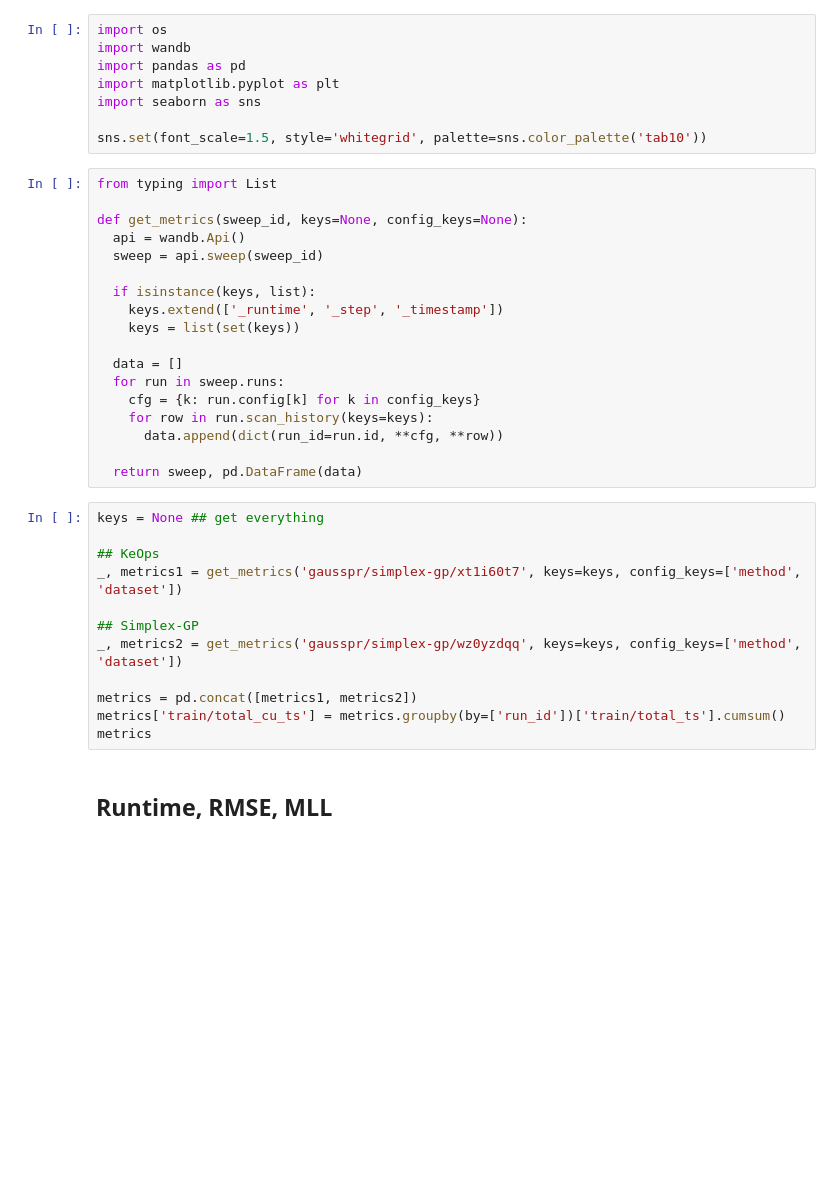
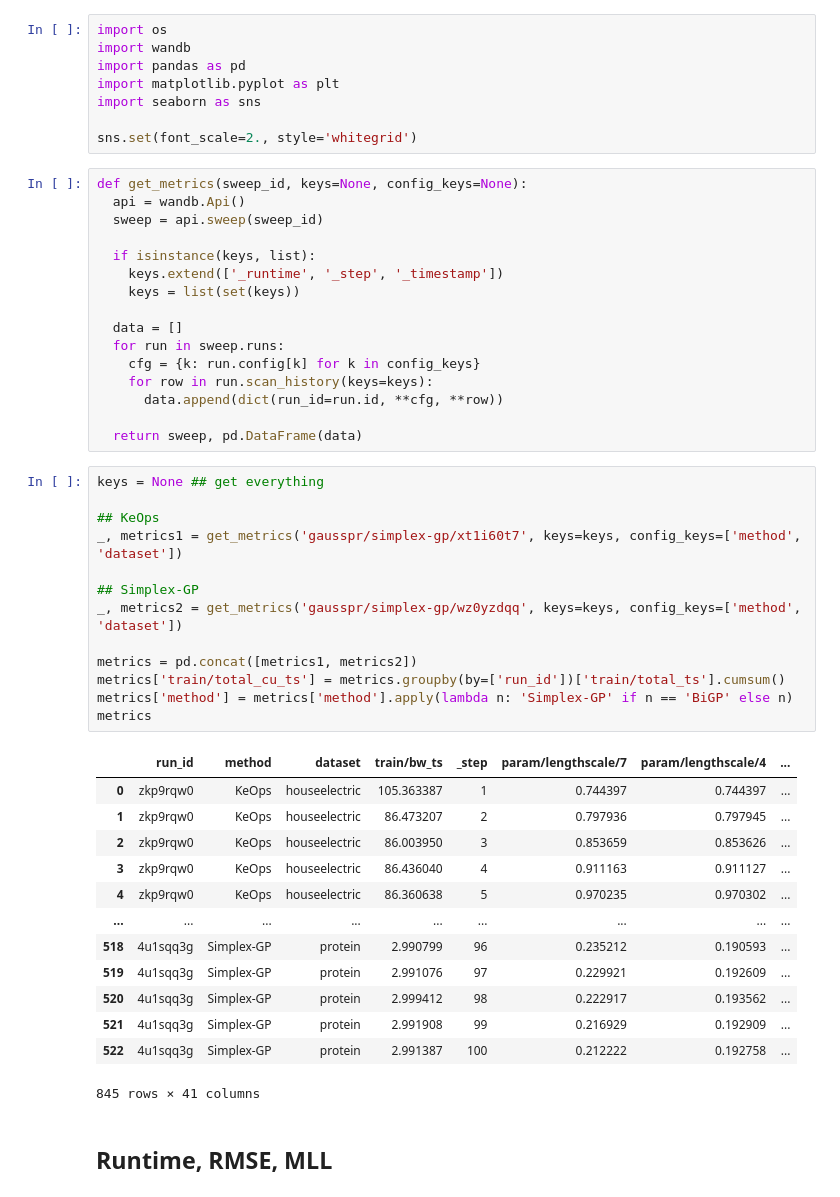
Before and after one commit to activatedgeek/simplex-gp, a Jupyter notebook: notebooks/viz_training.ipynb, the cells around one changed output. Saved outputs shown, nothing was run; the diff lists cells and outputs as text; blank space fills up the shorter version.

```diff
--- a/notebooks/viz_training.ipynb
+++ b/notebooks/viz_training.ipynb
@@ -5,10 +5,8 @@ import pandas as pd
 import matplotlib.pyplot as plt
 import seaborn as sns
 
-sns.set(font_scale=1.5, style='whitegrid', palette=sns.color_palette('tab10'))
+sns.set(font_scale=2., style='whitegrid')
 # %%
-from typing import List
-
 def get_metrics(sweep_id, keys=None, config_keys=None):
   api = wandb.Api()
   sweep = api.sweep(sweep_id)
@@ -27,15 +25,30 @@ def get_metrics(sweep_id, keys=None, config_keys=None):
 # %%
 keys = None ## get everything
 
 ## KeOps
 _, metrics1 = get_metrics('gausspr/simplex-gp/xt1i60t7', keys=keys, config_keys=['method', 'dataset'])
 
 ## Simplex-GP
 _, metrics2 = get_metrics('gausspr/simplex-gp/wz0yzdqq', keys=keys, config_keys=['method', 'dataset'])
 
 metrics = pd.concat([metrics1, metrics2])
 metrics['train/total_cu_ts'] = metrics.groupby(by=['run_id'])['train/total_ts'].cumsum()
+metrics['method'] = metrics['method'].apply(lambda n: 'Simplex-GP' if n == 'BiGP' else n)
 metrics
+# %% [output]
+|  | run_id | method | dataset | train/bw_ts | _step | param/lengthscale/7 | param/lengthscale/4 | ... |
+| 0 | zkp9rqw0 | KeOps | houseelectric | 105.363387 | 1 | 0.744397 | 0.744397 | ... |
+| 1 | zkp9rqw0 | KeOps | houseelectric | 86.473207 | 2 | 0.797936 | 0.797945 | ... |
+| 2 | zkp9rqw0 | KeOps | houseelectric | 86.003950 | 3 | 0.853659 | 0.853626 | ... |
+| 3 | zkp9rqw0 | KeOps | houseelectric | 86.436040 | 4 | 0.911163 | 0.911127 | ... |
+| 4 | zkp9rqw0 | KeOps | houseelectric | 86.360638 | 5 | 0.970235 | 0.970302 | ... |
+| ... | ... | ... | ... | ... | ... | ... | ... | ... |
+| 518 | 4u1sqq3g | Simplex-GP | protein | 2.990799 | 96 | 0.235212 | 0.190593 | ... |
+| 519 | 4u1sqq3g | Simplex-GP | protein | 2.991076 | 97 | 0.229921 | 0.192609 | ... |
+| 520 | 4u1sqq3g | Simplex-GP | protein | 2.999412 | 98 | 0.222917 | 0.193562 | ... |
+| 521 | 4u1sqq3g | Simplex-GP | protein | 2.991908 | 99 | 0.216929 | 0.192909 | ... |
+| 522 | 4u1sqq3g | Simplex-GP | protein | 2.991387 | 100 | 0.212222 | 0.192758 | ... |
+845 rows × 41 columns
 # %% [markdown]
 ## Runtime, RMSE, MLL
 # %%
```
Also changed, not shown: parts of 1 cell of this notebook, 2 other files.
